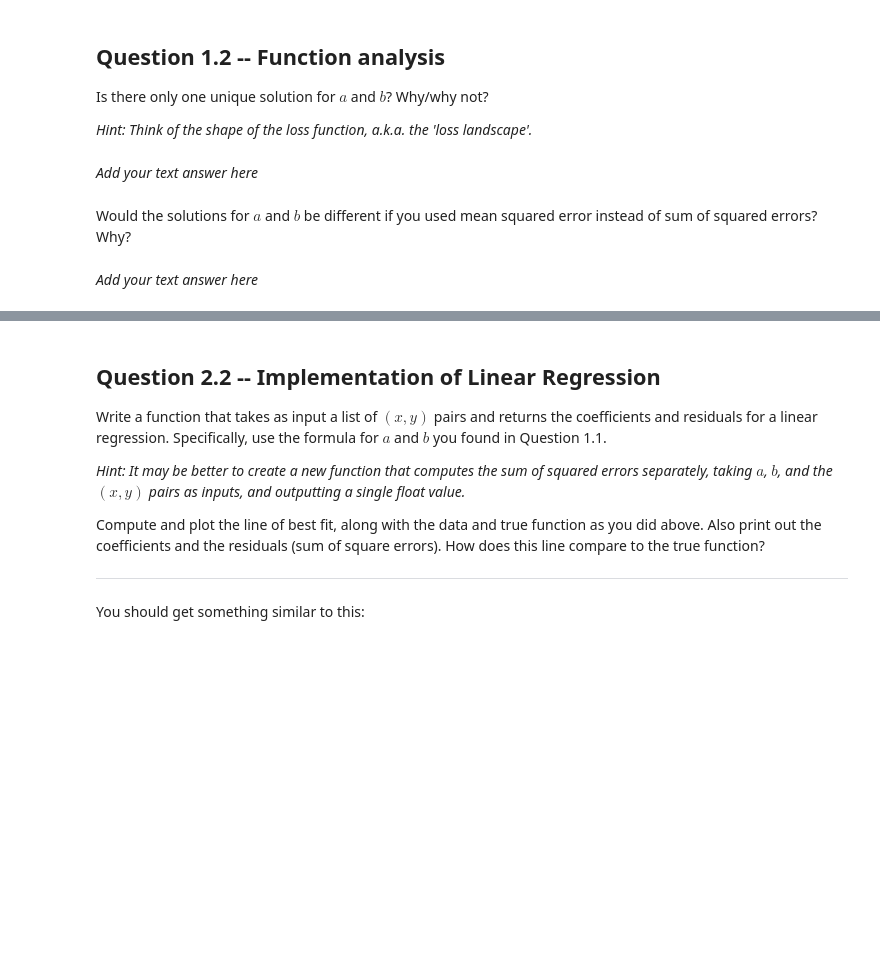
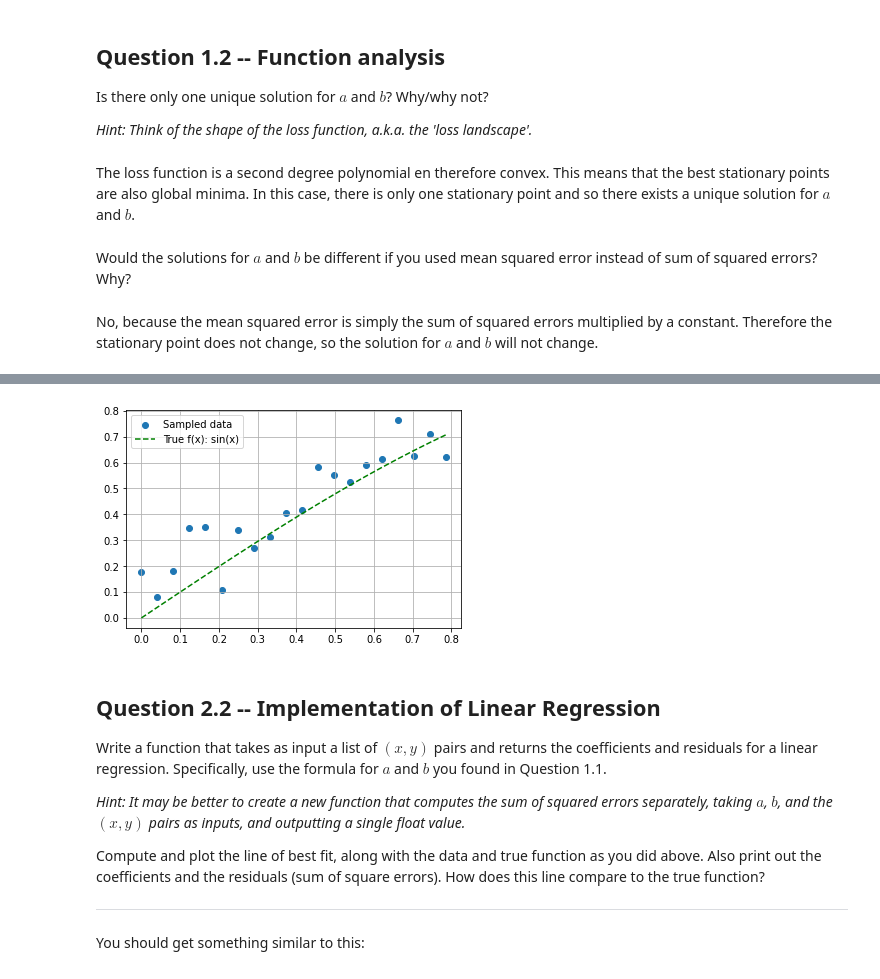
Before and after one commit to mhedeman/TuringMLDL2023Assignments, a Jupyter notebook: Week 1/Assignment 1 .ipynb, the cells around one changed output, grey strips where cells are left out. Saved outputs shown, nothing was run; the diff lists cells and outputs as text; code cells hidden in the pictures; blank space fills up the shorter version.

```diff
--- a/Week 1/Assignment 1 .ipynb
+++ b/Week 1/Assignment 1 .ipynb
@@ -38,11 +38,11 @@ Is there only one unique solution for $a$ and $b$? Why/why not?
 
 *Hint: Think of the shape of the loss function, a.k.a. the 'loss landscape'.*
 # %% [markdown]
-*Add your text answer here*
+The loss function is a second degree polynomial en therefore convex. This means that the best stationary points are also global minima. In this case, there is only one stationary point and so there exists a unique solution for $a$ and $b$.
 # %% [markdown]
 Would the solutions for $a$ and $b$ be different if you used mean squared error instead of sum of squared errors? Why?
 # %% [markdown]
-*Add your text answer here*
+No, because the mean squared error is simply the sum of squared errors multiplied by a constant. Therefore the stationary point does not change, so the solution for $a$ and $b$ will not change.
 # %% [markdown]
 ## Question 2.1 -- Function generation
 
@@ -68,29 +68,31 @@ Your results should look something like this:
 # %%
 import numpy as np
 import matplotlib.pyplot as plt
 
-# np.random.seed(0)
+np.random.seed(0)
 
 def generate_sin(x, epsilon):
-    # TODO: your code here
+    func = np.sin(x) + np.random.normal(0, epsilon, size=x.size)
     return func
 
-n_samples = ...
+n_samples = 20
 
-# TODO: create noisy function
-x = ...
-y = generate_sin(x, ...)
+# Creating the noisy function
+x = np.linspace(0, np.pi/4, n_samples)
+y = generate_sin(x, 0.1)
 
-# TODO: create true function
-x_pure = ...
-y_pure = ...
+# Creating the true function
+x_pure = x
+y_pure = np.sin(x_pure)
 
-# TODO: plot data, line
-plt.scatter(x,y, label=...)
-plt.plot(x_pure, y_pure, label=...)
+# Plot noisy function and true function
+plt.scatter(x,y, label='Sampled data')
+plt.plot(x_pure, y_pure, 'g--', label='True f(x): sin(x)')
 plt.grid()
 plt.legend()
 plt.show()
+# %% [output]
+[figure, added]
 # %% [markdown]
 ## Question 2.2 -- Implementation of Linear Regression
 
```
Also changed, not shown: parts of 9 cells of this notebook.
